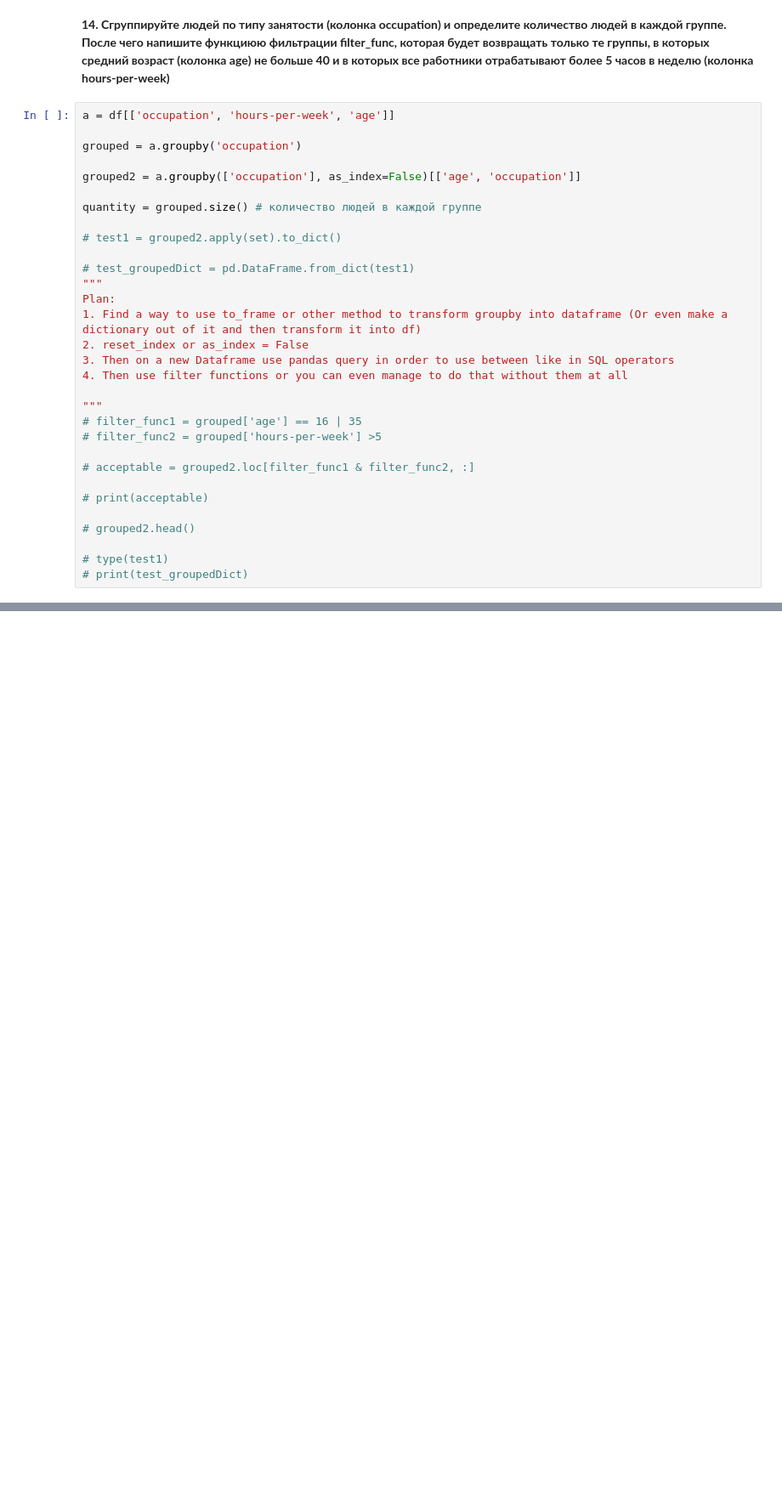
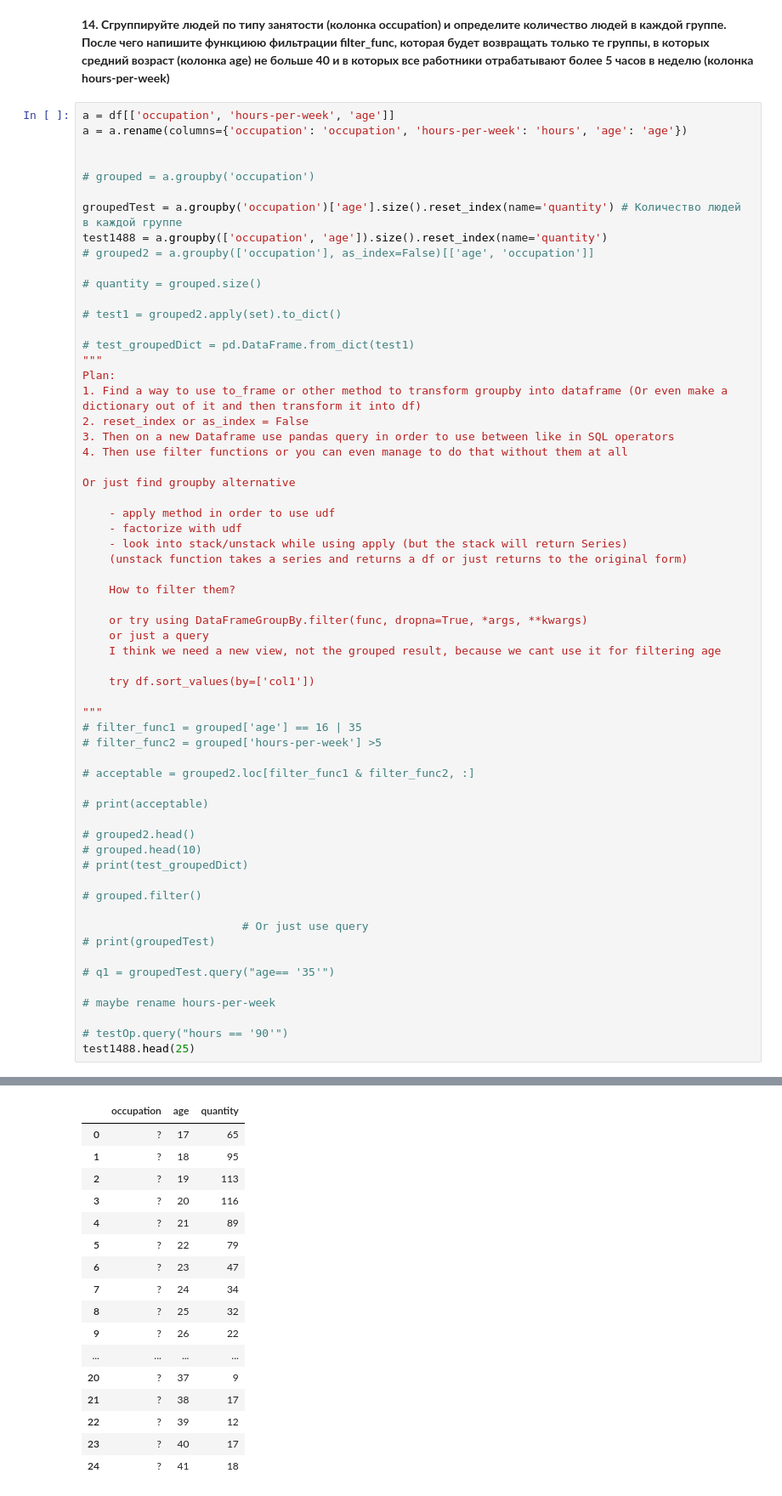
Before and after one commit to rupliwiec/pandas_numpybasics, a Jupyter notebook: assignment_pandas.ipynb, the cells around one changed output, grey strips where cells are left out. Shown at 85% size. Cells and saved outputs as stored; diff of their text form; blank space fills up the shorter version.

Commit message:
finally grouped df like needed

```diff
--- a/assignment_pandas.ipynb
+++ b/assignment_pandas.ipynb
@@ -296,12 +297,16 @@ print("Чаще зарабатывают больше 50К в группе adult
 **14. Сгруппируйте людей по типу занятости (колонка occupation) и определите количество людей в каждой группе. После чего напишите функциюю фильтрации filter_func, которая будет возвращать только те группы, в которых средний возраст (колонка age) не больше 40 и в которых все работники отрабатывают более 5 часов в неделю (колонка hours-per-week)**
 # %%
 a = df[['occupation', 'hours-per-week', 'age']]
+a = a.rename(columns={'occupation': 'occupation', 'hours-per-week': 'hours', 'age': 'age'})
 
-grouped = a.groupby('occupation')
 
-grouped2 = a.groupby(['occupation'], as_index=False)[['age', 'occupation']]
+# grouped = a.groupby('occupation')
 
-quantity = grouped.size() # количество людей в каждой группе
+groupedTest = a.groupby('occupation')['age'].size().reset_index(name='quantity') # Количество людей в каждой группе
+test1488 = a.groupby(['occupation', 'age']).size().reset_index(name='quantity')
+# grouped2 = a.groupby(['occupation'], as_index=False)[['age', 'occupation']]
+
+# quantity = grouped.size()
 
 # test1 = grouped2.apply(set).to_dict()
 
@@ -313,6 +318,21 @@ Plan:
 3. Then on a new Dataframe use pandas query in order to use between like in SQL operators
 4. Then use filter functions or you can even manage to do that without them at all
 
+Or just find groupby alternative
+
+    - apply method in order to use udf
+    - factorize with udf
+    - look into stack/unstack while using apply (but the stack will return Series)
+    (unstack function takes a series and returns a df or just returns to the original form)
+
+    How to filter them?
+
+    or try using DataFrameGroupBy.filter(func, dropna=True, *args, **kwargs)
+    or just a query
+    I think we need a new view, not the grouped result, because we cant use it for filtering age
+
+    try df.sort_values(by=['col1'])
+
 """
 # filter_func1 = grouped['age'] == 16 | 35
 # filter_func2 = grouped['hours-per-week'] >5
@@ -322,7 +342,18 @@ Plan:
 # print(acceptable)
 
 # grouped2.head()
+# grouped.head(10)
+# print(test_groupedDict)
 
-# type(test1)
-# print(test_groupedDict)
+# grouped.filter()
+
+                        # Or just use query
+# print(groupedTest)
+
+# q1 = groupedTest.query("age== '35'")
+
+# maybe rename hours-per-week
+
+# testOp.query("hours == '90'")
+test1488.head(25)
 # %% [output]
@@ -344,0 +360,17 @@ Plan:
+|  | occupation | age | quantity |
+| 0 | ? | 17 | 65 |
+| 1 | ? | 18 | 95 |
+| 2 | ? | 19 | 113 |
+| 3 | ? | 20 | 116 |
+| 4 | ? | 21 | 89 |
+| 5 | ? | 22 | 79 |
+| 6 | ? | 23 | 47 |
+| 7 | ? | 24 | 34 |
+| 8 | ? | 25 | 32 |
+| 9 | ? | 26 | 22 |
+| ... | ... | ... | ... |
+| 20 | ? | 37 | 9 |
+| 21 | ? | 38 | 17 |
+| 22 | ? | 39 | 12 |
+| 23 | ? | 40 | 17 |
+| 24 | ? | 41 | 18 |
```
Also changed, not shown: parts of 2 cells of this notebook.
